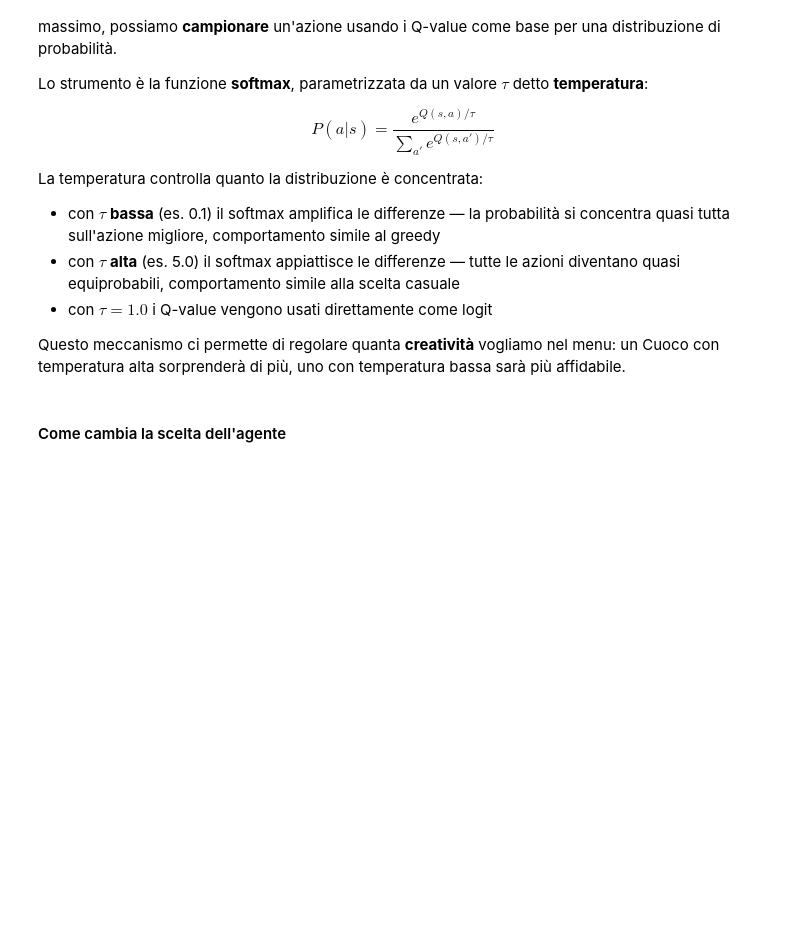
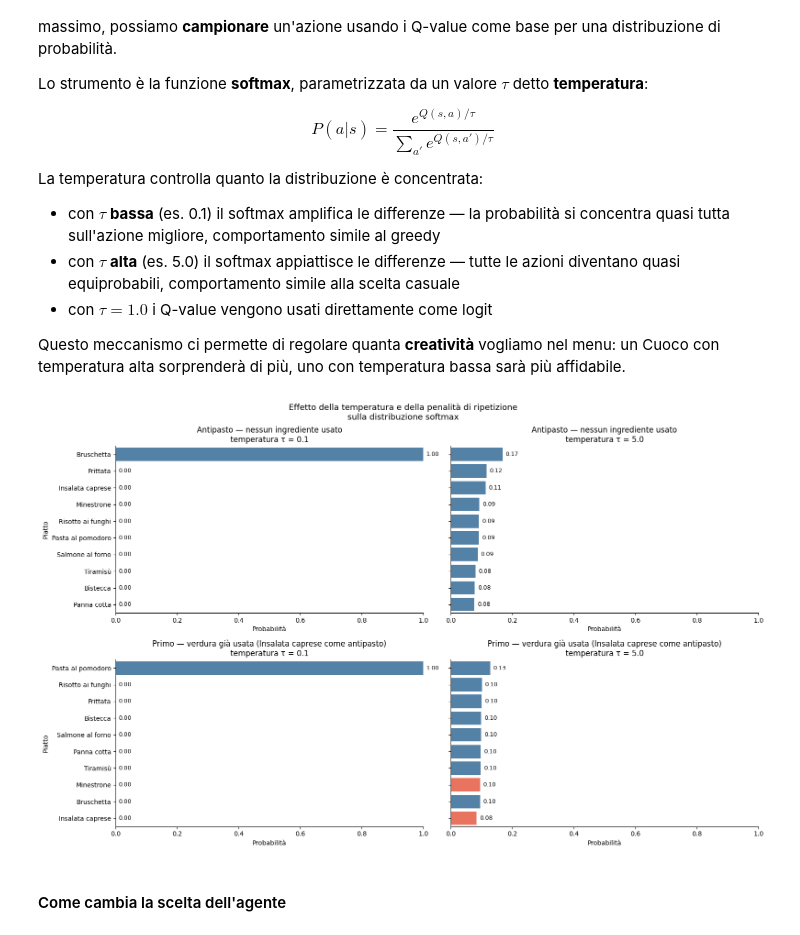
Before and after one commit to afflint/tdl, a Jupyter notebook: 2025-26/machine_learning.ipynb, the cells around one changed output. Drawn from its saved outputs; the diff is of its cells as text; code cells hidden in the pictures; blank space fills up the shorter version.

```diff
--- a/2025-26/machine_learning.ipynb
+++ b/2025-26/machine_learning.ipynb
@@ -1097,6 +1120,15 @@ Questo meccanismo ci permette di regolare quanta **creatività** vogliamo nel me
 un Cuoco con temperatura alta sorprenderà di più, uno con temperatura bassa sarà
 più affidabile.
 # %%
+temperatures = [0.1, 5.0]
+
+def softmax(q_values, temperature=1.0):
+    """Convert Q-values to a probability distribution using softmax with temperature."""
+    q_shifted = q_values - np.max(q_values)  # numerical stability
+    exp_q     = np.exp(q_shifted / temperature)
+    return exp_q / exp_q.sum()
+
+
 fig, axes = plt.subplots(2, 2, figsize=(16, 10), sharey='row')
 
 scenarios = [
@@ -1104,6 +1136,7 @@ scenarios = [
     (0, set(),           'Antipasto — nessun ingrediente usato'),
     (1, {'verdura'},     'Primo — verdura già usata (Insalata caprese come antipasto)'),
 ]
+
 
 for row, (course_idx, used_ingredients, description) in enumerate(scenarios):
     state    = make_state(course_idx, used_ingredients)
@@ -1112,33 +1145,35 @@ for row, (course_idx, used_ingredients, description) in enumerate(scenarios):
     for col, tau in enumerate(temperatures):
         ax    = axes[row, col]
         probs = softmax(q_values, temperature=tau)
 
         df_plot = pd.DataFrame({
             'piatto':      DISHES,
             'probabilità': probs,
             'penalizzato': [MAIN_INGREDIENTS[i] in used_ingredients
                            for i in range(N_ACTIONS)]
         }).sort_values('probabilità', ascending=False)
 
         # Color penalized dishes differently
         palette = ['tomato' if p else 'steelblue' for p in df_plot['penalizzato']]
         sns.barplot(data=df_plot, x='probabilità', y='piatto',
                     hue='piatto', palette=palette, legend=False, ax=ax)
         ax.set_title(f'{description}\ntemperatura τ = {tau}')
         ax.set_xlabel('Probabilità')
         ax.set_ylabel('Piatto')
         ax.set_xlim(0, 1)
 
         for i, (_, row_data) in enumerate(df_plot.iterrows()):
             ax.text(row_data['probabilità'] + 0.01, i,
                     f"{row_data['probabilità']:.2f}",
                     va='center', fontsize=9)
 
 sns.despine()
 plt.suptitle('Effetto della temperatura e della penalità di ripetizione\n'
              'sulla distribuzione softmax', fontsize=13)
 plt.tight_layout()
 plt.show()
+# %% [output]
+[figure, added]
 # %% [markdown]
 #### Come cambia la scelta dell'agente
 # %%
```
Also changed, not shown: parts of 17 cells of this notebook.
